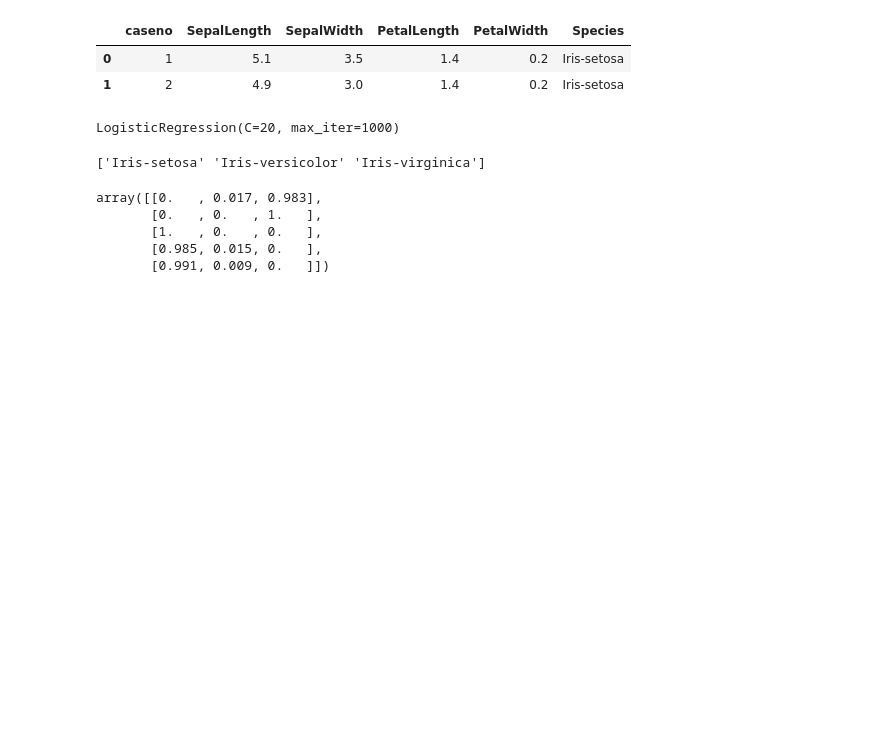
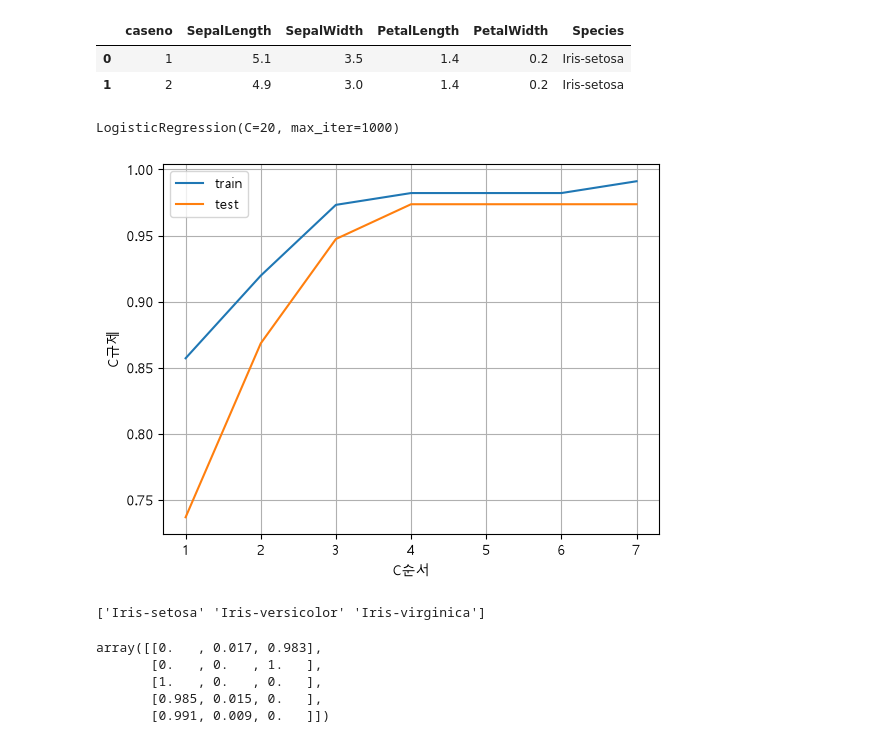
Before and after one commit to KIMDAUN2/aix_learn_1106, a Jupyter notebook: p1112/p1112_07.ipynb, the cells around one changed output. Cells and saved outputs as stored; diff of their text form; code cells hidden in the pictures; blank space fills up the shorter version.

Commit message:
붓꽃데이터 logisticRegression

```diff
--- a/p1112/p1112_07.ipynb
+++ b/p1112/p1112_07.ipynb
@@ -40,11 +40,31 @@ ss.fit(train_data)
 train_scaled = ss.transform(train_data)
 test_scaled =ss.transform(test_data)
 # %%
-# 다중분류/로지스틱 회귀 모델 생성 및 학습  -규제조절,학습계산 최대1,000번
-lr= LogisticRegression(C=20,max_iter=1000)
-lr.fit(train_scaled,train_label)  #(문제,정답)
+# # 다중분류/로지스틱 회귀 모델 생성 및 학습  -규제조절,학습계산 최대1,000번
+# lr= LogisticRegression(C=20,max_iter=1000)
+# lr.fit(train_scaled,train_label)  #(문제,정답)
 # %% [output]
 LogisticRegression(C=20, max_iter=1000)
+# %%
+train_score =[]
+test_score = []
+cc = [0.01,0.1,1,10,20,50,100]
+for c in cc:
+    lr = LogisticRegression(C=c,max_iter=1000)
+    lr.fit(train_scaled,train_label)
+    train_score.append(lr.score(train_scaled,train_label))
+    test_score.append(lr.score(test_scaled,test_label))
+# %%
+num = [1,2,3,4,5,6,7]
+plt.plot(num,train_score)
+plt.plot(num,test_score)
+plt.xlabel('C순서')
+plt.ylabel('C규제')
+plt.legend(['train','test'])
+plt.grid()
+plt.show()
+# %% [output]
+[figure, added]
 # %%
 #품종 확인
 print(lr.classes_)
```
Also changed, not shown: 1 other file.
